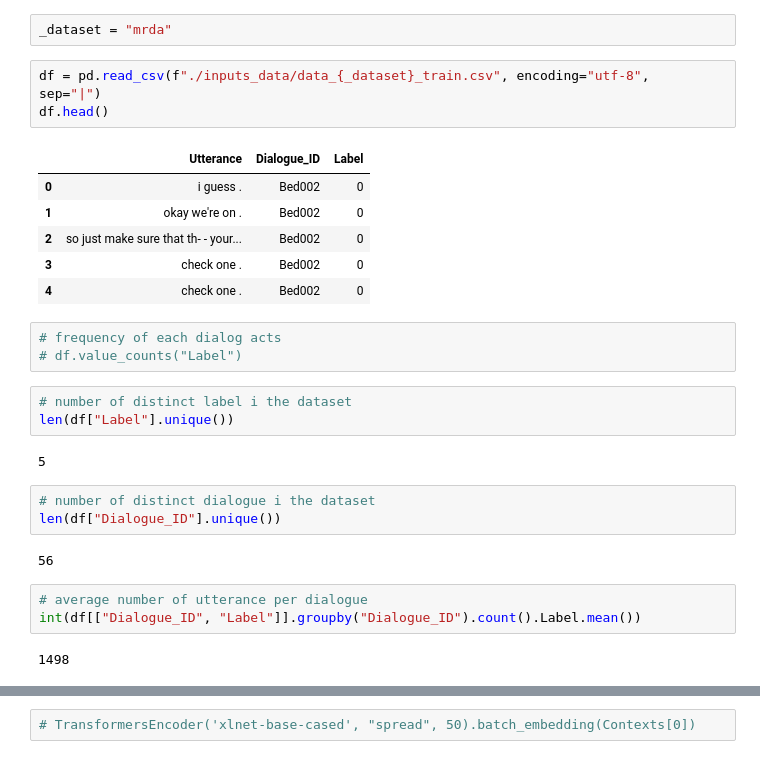
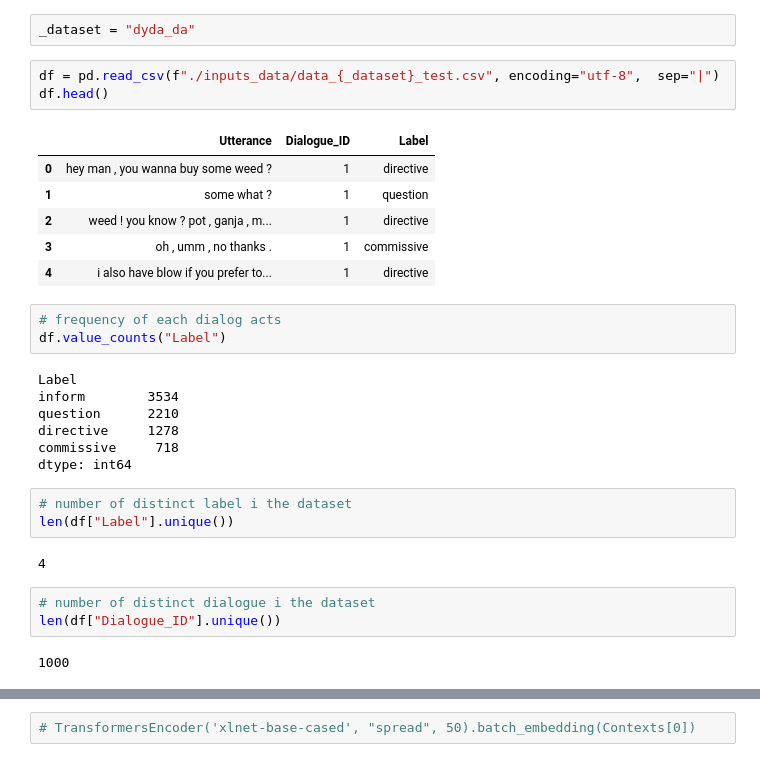
Before and after one commit to konkinit/intent_classification, a Jupyter notebook: notebooks/adhoc.ipynb, the cells around one changed output, grey strips where cells are left out. Cells and saved outputs as stored; diff of their text form.

```diff
--- a/notebooks/adhoc.ipynb
+++ b/notebooks/adhoc.ipynb
@@ -19,31 +26,33 @@ To enable them in other operations, rebuild TensorFlow with the appropriate comp
 # %%
-_dataset = "mrda"
+_dataset = "dyda_da"
 # %%
-df = pd.read_csv(f"./inputs_data/data_{_dataset}_train.csv", encoding="utf-8",  sep="|")
+df = pd.read_csv(f"./inputs_data/data_{_dataset}_test.csv", encoding="utf-8",  sep="|")
 df.head()
 # %% [output]
 |  | Utterance | Dialogue_ID | Label |
-| 0 | i guess . | Bed002 | 0 |
-| 1 | okay we're on . | Bed002 | 0 |
-| 2 | so just make sure that th- - your... | Bed002 | 0 |
-| 3 | check one . | Bed002 | 0 |
-| 4 | check one . | Bed002 | 0 |
+| 0 | hey man , you wanna buy some weed ? | 1 | directive |
+| 1 | some what ? | 1 | question |
+| 2 | weed ! you know ? pot , ganja , m... | 1 | directive |
+| 3 | oh , umm , no thanks . | 1 | commissive |
+| 4 | i also have blow if you prefer to... | 1 | directive |
 # %%
 # frequency of each dialog acts
-# df.value_counts("Label")
+df.value_counts("Label")
+# %% [output]
+Label
+inform        3534
+question      2210
+directive     1278
+commissive     718
+dtype: int64
 # %%
 # number of distinct label i the dataset
 len(df["Label"].unique())
 # %% [output]
-5
+4
 # %%
 # number of distinct dialogue i the dataset
 len(df["Dialogue_ID"].unique())
 # %% [output]
-56
+1000
-# %%
-# average number of utterance per dialogue
-int(df[["Dialogue_ID", "Label"]].groupby("Dialogue_ID").count().Label.mean())
-# %% [output]
-1498
 # %%
```
Also changed, not shown: parts of 9 cells of this notebook, 12 other files.
